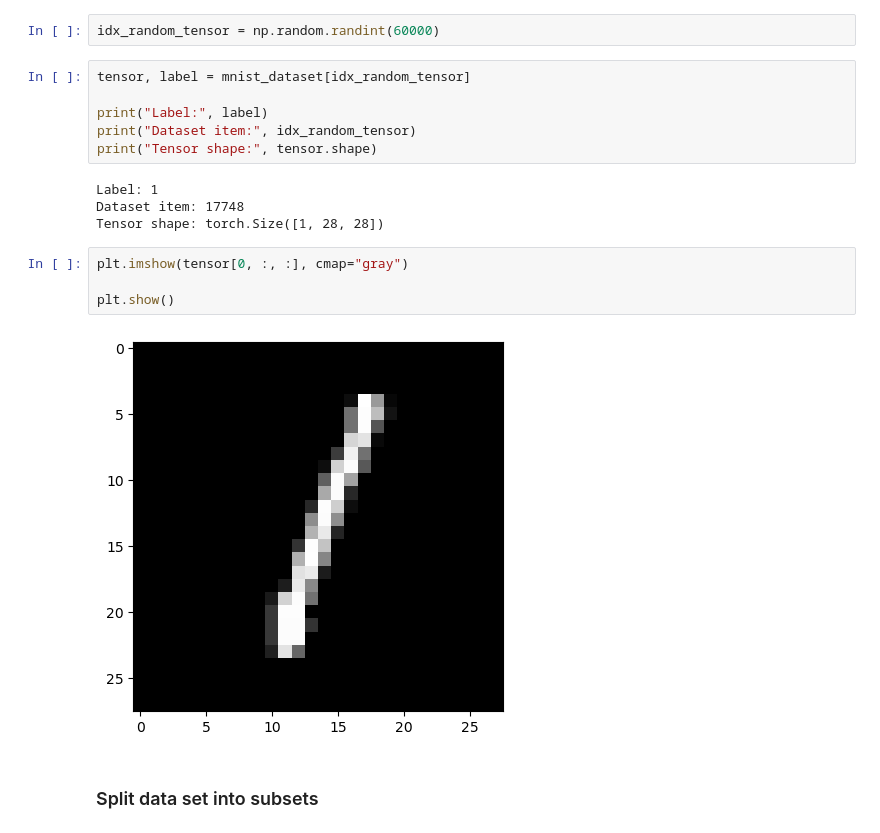
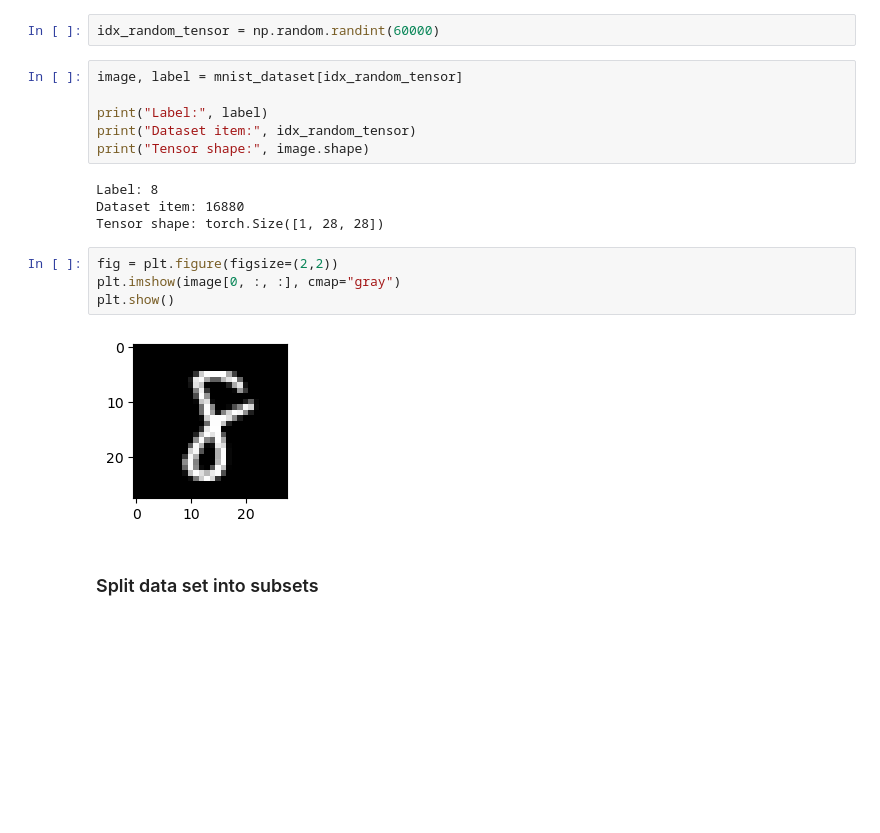
Before and after one commit to kthpanor/cb1020, a Jupyter notebook: docs/machine_learning.ipynb, the cells around one changed output. Saved outputs shown, nothing was run; the diff lists cells and outputs as text; blank space fills up the shorter version.

```diff
--- a/docs/machine_learning.ipynb
+++ b/docs/machine_learning.ipynb
@@ -37,21 +37,21 @@ Transform: ToTensor()
 # %%
 idx_random_tensor = np.random.randint(60000)
 # %%
-tensor, label = mnist_dataset[idx_random_tensor]
+image, label = mnist_dataset[idx_random_tensor]
 
 print("Label:", label)
 print("Dataset item:", idx_random_tensor)
-print("Tensor shape:", tensor.shape)
+print("Tensor shape:", image.shape)
 # %% [output]
-Label: 1
-Dataset item: 17748
+Label: 8
+Dataset item: 16880
 Tensor shape: torch.Size([1, 28, 28])
 # %%
-plt.imshow(tensor[0, :, :], cmap="gray")
-
+fig = plt.figure(figsize=(2,2))
+plt.imshow(image[0, :, :], cmap="gray")
 plt.show()
 # %% [output]
-[figure, old version]
+[figure, new version]
 # %% [markdown]
 ### Split data set into subsets
 # %% [markdown]
```
Also changed, not shown: parts of 16 cells of this notebook, 5 other files.
